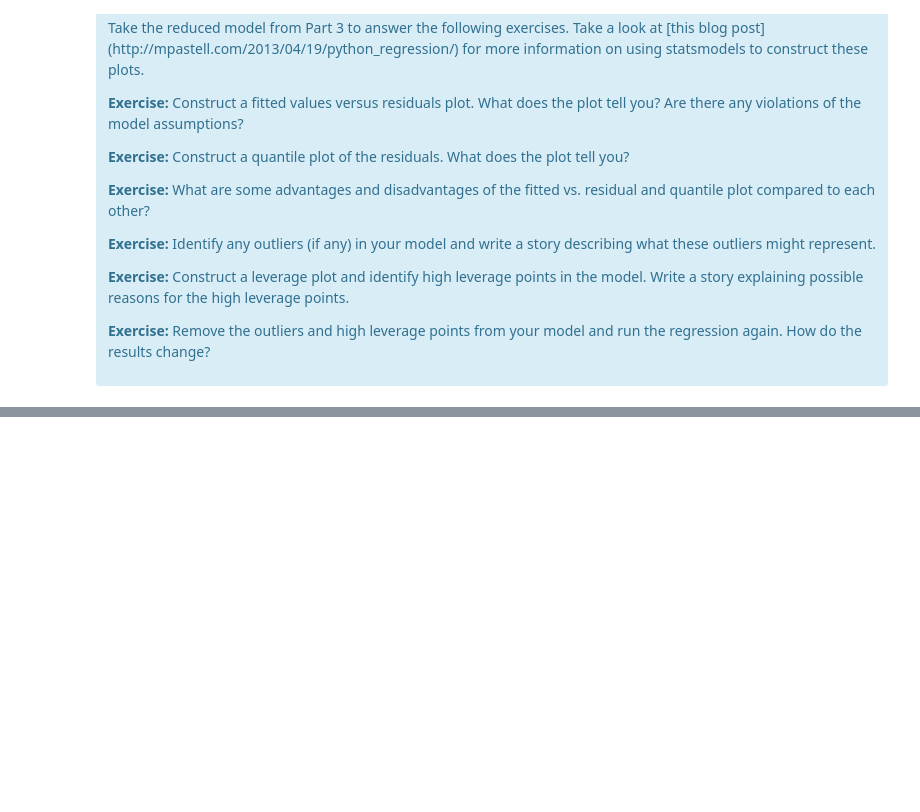
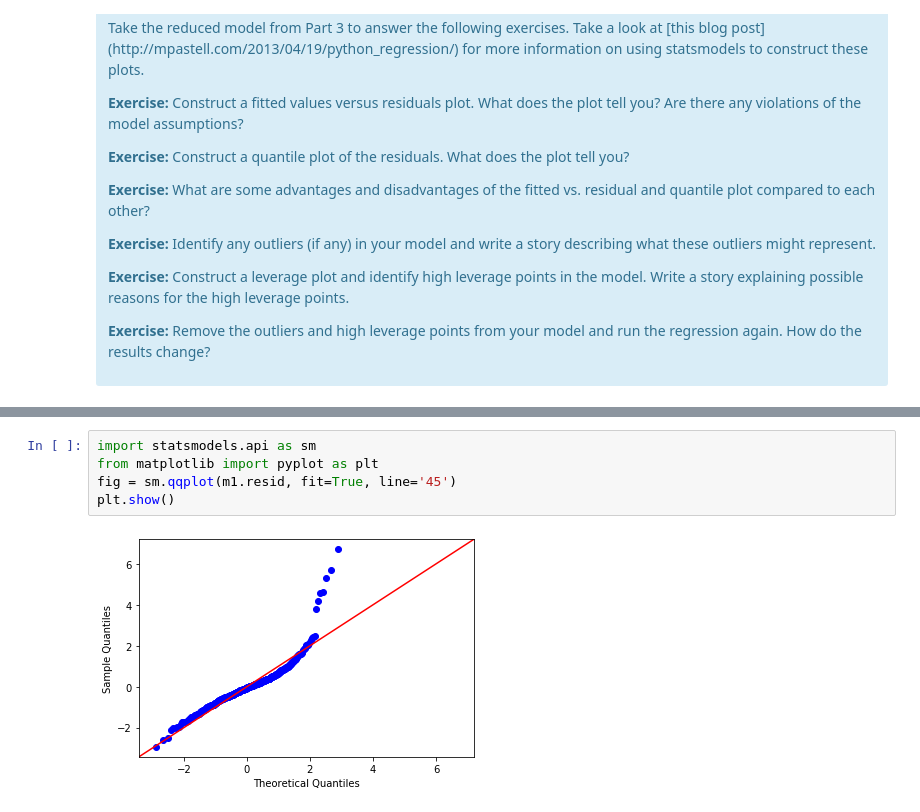
Before and after one commit to BrandonGHoran/springboard, a Jupyter notebook: projects/8_1_3_linear-regression-mini-project/Mini_Project_Linear_Regression.ipynb, the cells around one changed output, grey strips where cells are left out. Drawn from its saved outputs; the diff is of its cells as text; blank space fills up the shorter version.

```diff
--- a/projects/8_1_3_linear-regression-mini-project/Mini_Project_Linear_Regression.ipynb
+++ b/projects/8_1_3_linear-regression-mini-project/Mini_Project_Linear_Regression.ipynb
@@ -918,0 +1032,7 @@ There are some other issues that are important investigate with linear regressio
+# %%
+import statsmodels.api as sm
+from matplotlib import pyplot as plt
+fig = sm.qqplot(m1.resid, fit=True, line='45')
+plt.show()
+# %% [output]
+[figure, added]
```
Also changed, not shown: parts of 47 cells of this notebook.
